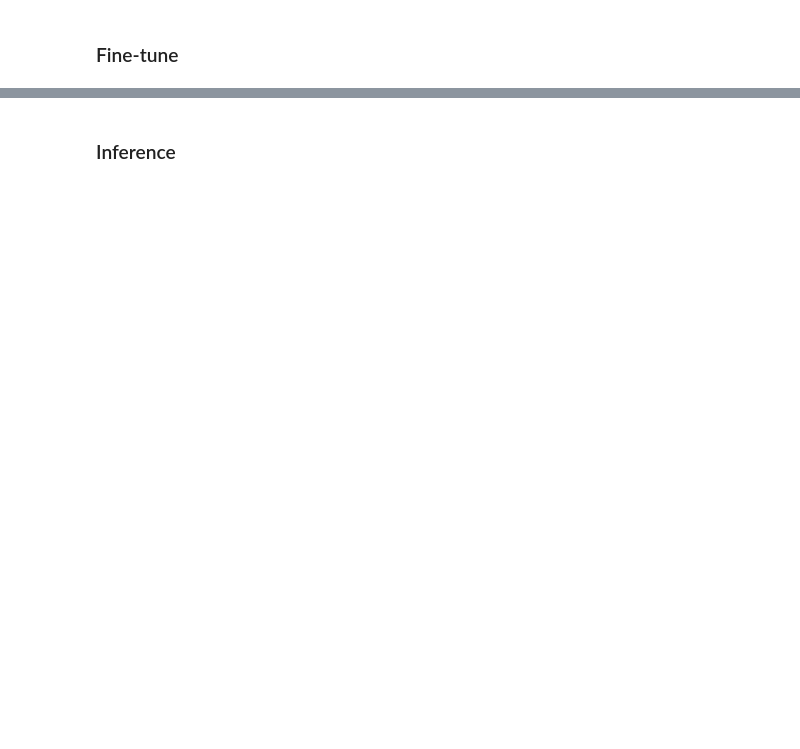
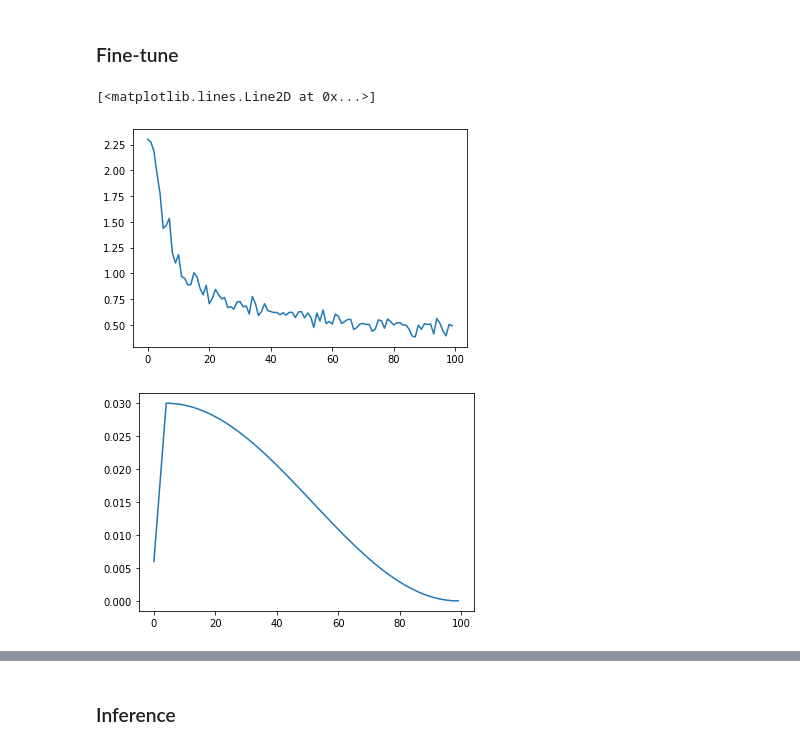
Before and after one commit to google-research/vision_transformer, a Jupyter notebook: vit_jax.ipynb, the cells around one changed output, grey strips where cells are left out. Saved outputs shown, nothing was run; the diff lists cells and outputs as text; code cells hidden in the pictures; blank space fills up the shorter version.

```diff
--- a/vit_jax.ipynb
+++ b/vit_jax.ipynb
@@ -277,8 +351,7 @@ _, params = VisionTransformer.init_by_shape(
 # the positional embeddings.
 # For details, refer to the code and to the methods of the paper.
 params = checkpoint.load_pretrained(
-    pretrained_path=f'{model}.npz',
-    init_params=params,
-    model_config=models.CONFIGS[model],
-    logger=logger,
+    pretrained_path=f'{model_name}.npz',
+    init_params=variables['params'],
+    model_config=config.model,
 )
@@ -342,27 +410,35 @@ accum_steps = 8
 base_lr = 0.03
 # %%
 # Check out train.make_update_fn in the editor on the right side for details.
-update_fn_repl = train.make_update_fn(VisionTransformer.call, accum_steps)
+lr_fn = utils.create_learning_rate_schedule(total_steps, base_lr, decay_type, warmup_steps)
+update_fn_repl = train.make_update_fn(
+    apply_fn=model.apply, accum_steps=accum_steps, lr_fn=lr_fn)
 # We use a momentum optimizer that uses half precision for state to save
 # memory. It als implements the gradient clipping.
 opt = momentum_clip.Optimizer(grad_norm_clip=grad_norm_clip).create(params)
 opt_repl = flax.jax_utils.replicate(opt)
-# %%
-lr_fn = hyper.create_learning_rate_schedule(total_steps, base_lr, decay_type, warmup_steps)
-# Prefetch entire learning rate schedule onto devices. Otherwise we would have
-# a slow transfer from host to devices in every step.
-lr_iter = hyper.lr_prefetch_iter(lr_fn, 0, total_steps)
-# Initialize PRNGs for dropout.
-update_rngs = jax.random.split(jax.random.PRNGKey(0), jax.local_device_count())
+# %%
+# Initialize PRNGs for dropout.
+update_rng_repl = flax.jax_utils.replicate(jax.random.PRNGKey(0))
 # %%
-# The world's simplest training loop.
+losses = []
+lrs = []
 # Completes in ~20 min on the TPU runtime.
-for step, batch, lr_repl in zip(
-    tqdm.notebook.trange(1, total_steps + 1),
+for step, batch in zip(
+    tqdm.trange(1, total_steps + 1),
     ds_train.as_numpy_iterator(),
-    lr_iter
 ):
 
-  opt_repl, loss_repl, update_rngs = update_fn_repl(
-      opt_repl, lr_repl, batch, update_rngs)
+  opt_repl, loss_repl, update_rng_repl = update_fn_repl(
+      opt_repl, flax.jax_utils.replicate(step), batch, update_rng_repl)
+  losses.append(loss_repl[0])
+  lrs.append(lr_fn(step))
+
+plt.plot(losses)
+plt.figure()
+plt.plot(lrs)
+# %% [output]
+[<matplotlib.lines.Line2D at 0x...>]
+[figure, added]
+[figure, added]
 # %%
```
Also changed, not shown: parts of 34 cells of this notebook.
